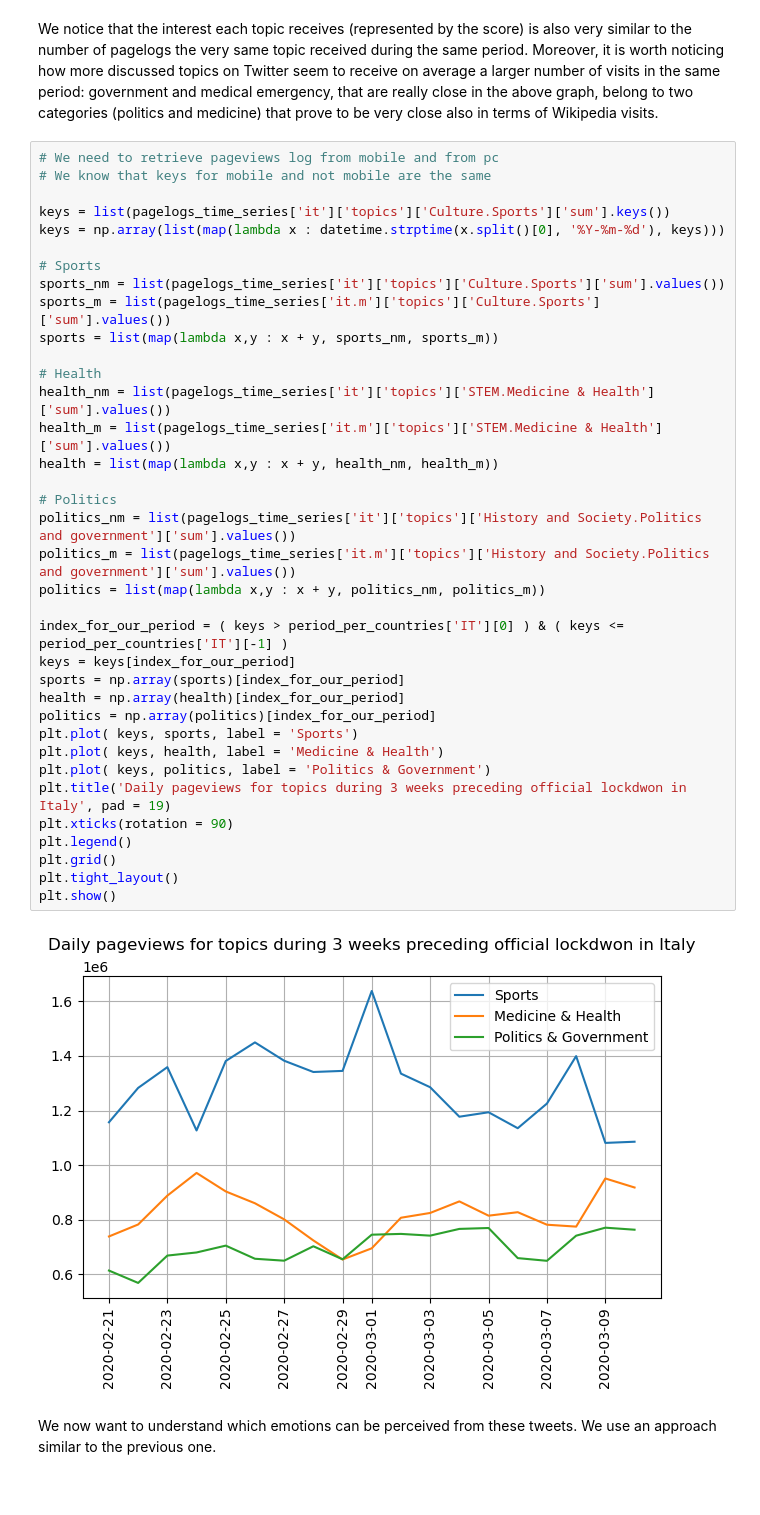
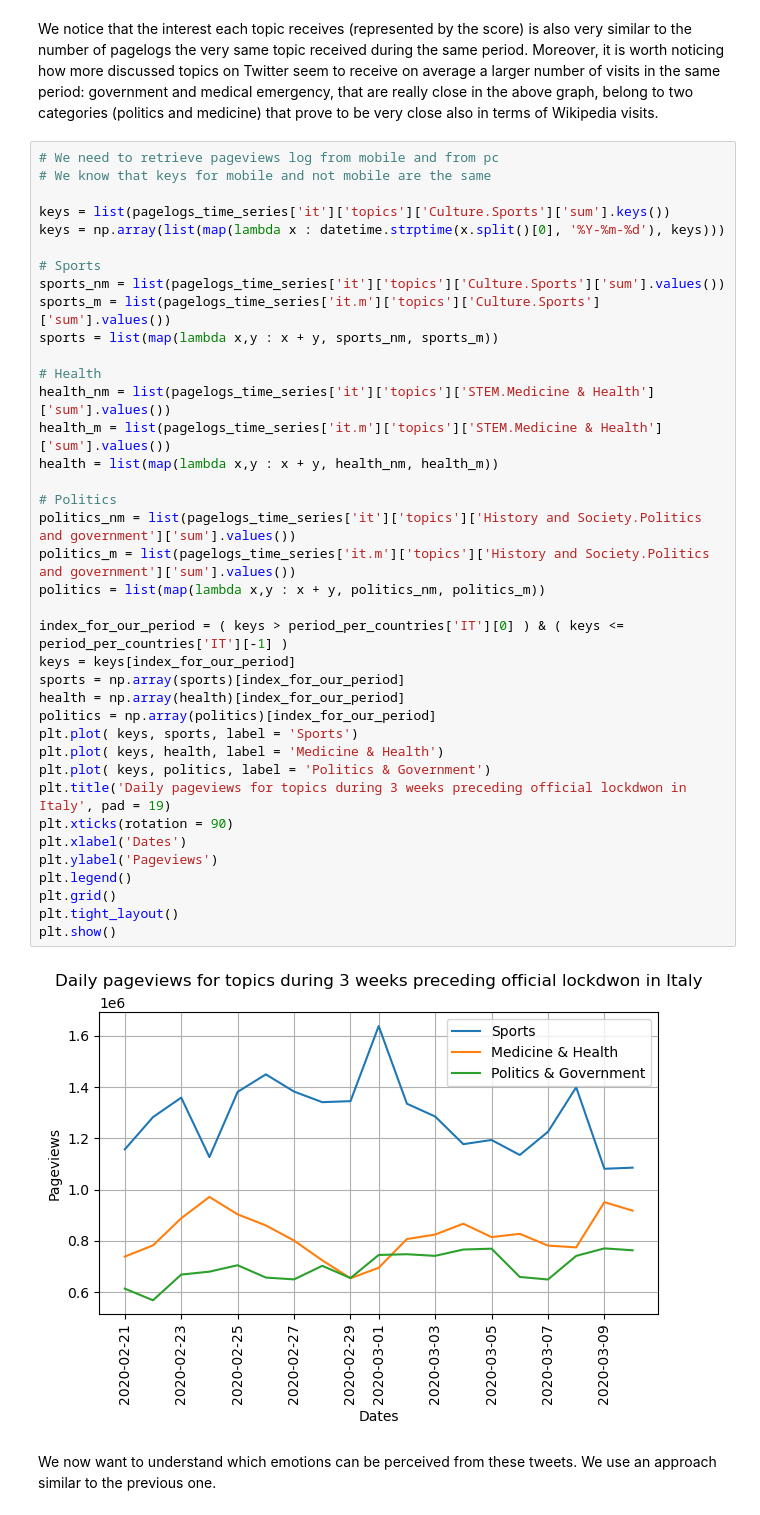
Before and after one commit to RiccardoBrioschi/The-pandemic-through-the-eyes-of-Internet, a Jupyter notebook: RQ1_Wiki&Twitter_data_investigation.ipynb, the cells around one changed output. Cells and saved outputs as stored; diff of their text form.

```diff
--- a/RQ1_Wiki&Twitter_data_investigation.ipynb
+++ b/RQ1_Wiki&Twitter_data_investigation.ipynb
@@ -253,34 +251,36 @@ keys = np.array(list(map(lambda x : datetime.strptime(x.split()[0], '%Y-%m-%d'),
 # Sports
 sports_nm = list(pagelogs_time_series['it']['topics']['Culture.Sports']['sum'].values())
 sports_m = list(pagelogs_time_series['it.m']['topics']['Culture.Sports']['sum'].values())
 sports = list(map(lambda x,y : x + y, sports_nm, sports_m))
 
 # Health
 health_nm = list(pagelogs_time_series['it']['topics']['STEM.Medicine & Health']['sum'].values())
 health_m = list(pagelogs_time_series['it.m']['topics']['STEM.Medicine & Health']['sum'].values())
 health = list(map(lambda x,y : x + y, health_nm, health_m))
 
 # Politics
 politics_nm = list(pagelogs_time_series['it']['topics']['History and Society.Politics and government']['sum'].values())
 politics_m = list(pagelogs_time_series['it.m']['topics']['History and Society.Politics and government']['sum'].values())
 politics = list(map(lambda x,y : x + y, politics_nm, politics_m))
 
 index_for_our_period = ( keys > period_per_countries['IT'][0] ) & ( keys <= period_per_countries['IT'][-1] )
 keys = keys[index_for_our_period]
 sports = np.array(sports)[index_for_our_period]
 health = np.array(health)[index_for_our_period]
 politics = np.array(politics)[index_for_our_period]
 plt.plot( keys, sports, label = 'Sports')
 plt.plot( keys, health, label = 'Medicine & Health')
 plt.plot( keys, politics, label = 'Politics & Government')
 plt.title('Daily pageviews for topics during 3 weeks preceding official lockdwon in Italy', pad = 19)
 plt.xticks(rotation = 90)
+plt.xlabel('Dates')
+plt.ylabel('Pageviews')
 plt.legend()
 plt.grid()
 plt.tight_layout()
 plt.show()
 # %% [output]
-[figure, old version]
+[figure, new version]
 # %% [markdown]
 We now want to understand which emotions can be perceived from these tweets. We use an approach similar to the previous one.
 # %%
```
Also changed, not shown: parts of 4 cells of this notebook.
